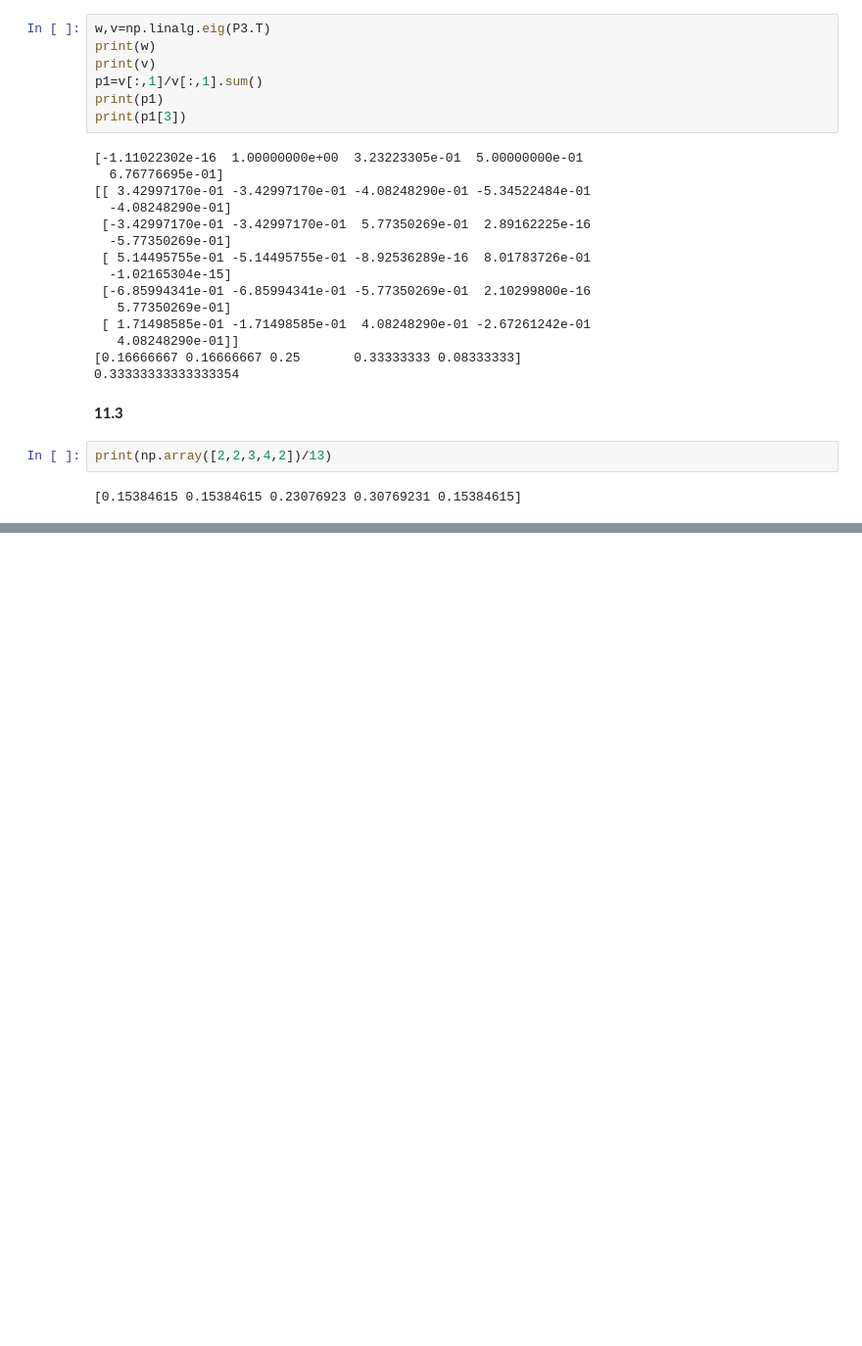
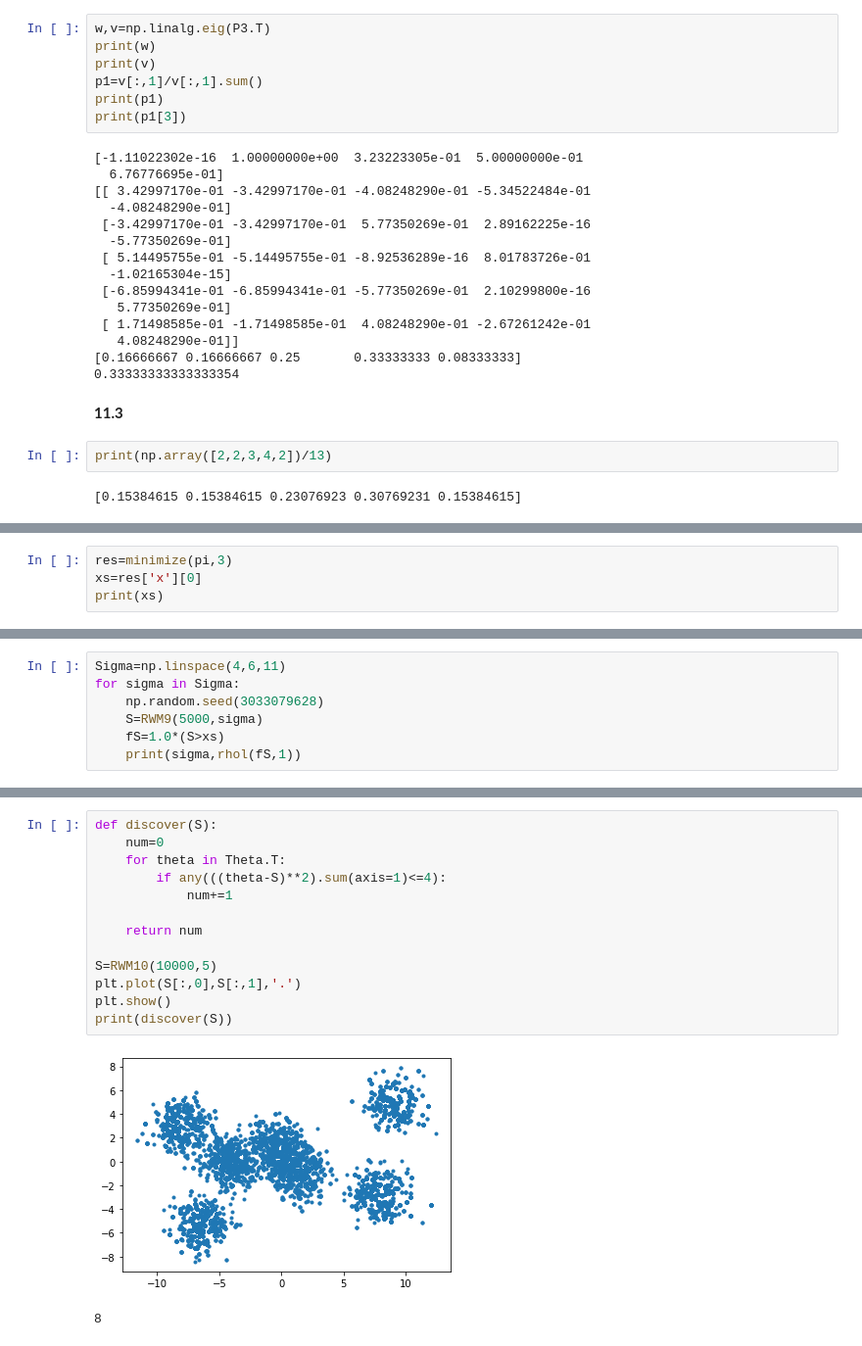
Before and after one commit to IanFla/Monte-Carlo, a Jupyter notebook: Ch11.ipynb, the cells around one changed output, grey strips where cells are left out. Shown: that part at 98% size. Drawn from its saved outputs; the diff is of its cells as text; blank space fills up the shorter version.

```diff
--- a/Ch11.ipynb
+++ b/Ch11.ipynb
@@ -113,0 +159,4 @@ print(np.array([2,2,3,4,2])/13)
+# %%
+res=minimize(pi,3)
+xs=res['x'][0]
+print(xs)
@@ -113,0 +165,7 @@ print(np.array([2,2,3,4,2])/13)
+# %%
+Sigma=np.linspace(4,6,11)
+for sigma in Sigma:
+    np.random.seed(3033079628)
+    S=RWM9(5000,sigma)
+    fS=1.0*(S>xs)
+    print(sigma,rhol(fS,1))
@@ -113,0 +213,16 @@ print(np.array([2,2,3,4,2])/13)
+# %%
+def discover(S):
+    num=0
+    for theta in Theta.T:
+        if any(((theta-S)**2).sum(axis=1)<=4):
+            num+=1
+
+    return num
+
+S=RWM10(10000,5)
+plt.plot(S[:,0],S[:,1],'.')
+plt.show()
+print(discover(S))
+# %% [output]
+[figure, added]
+8
```
Also changed, not shown: parts of 17 cells of this notebook.
